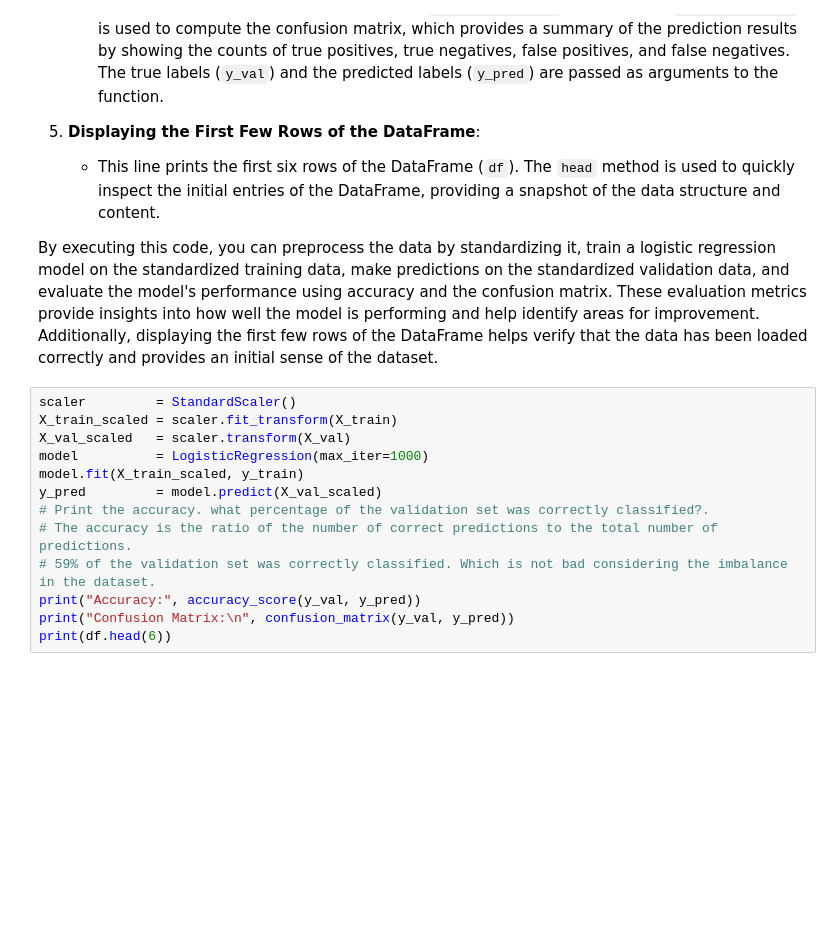
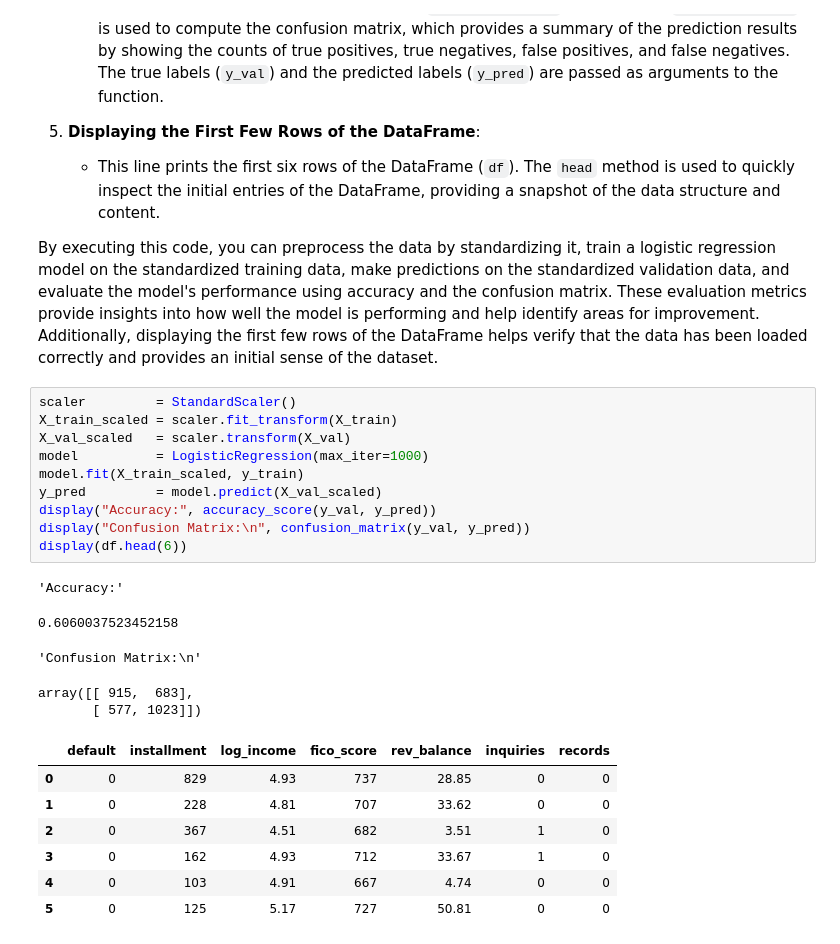
Before and after one commit to joseeneas/Portfolio, a Jupyter notebook: Portfolio-Assignment-7-1.ipynb, the cells around one changed output. Drawn from its saved outputs; the diff is of its cells as text; blank space fills up the shorter version.

```diff
--- a/Portfolio-Assignment-7-1.ipynb
+++ b/Portfolio-Assignment-7-1.ipynb
@@ -262,13 +383,23 @@ By executing this code, you can preprocess the data by standardizing it, train a
 # %%
 scaler         = StandardScaler()
 X_train_scaled = scaler.fit_transform(X_train)
 X_val_scaled   = scaler.transform(X_val)
 model          = LogisticRegression(max_iter=1000)
 model.fit(X_train_scaled, y_train)
 y_pred         = model.predict(X_val_scaled)
-# Print the accuracy. what percentage of the validation set was correctly classified?.
-# The accuracy is the ratio of the number of correct predictions to the total number of predictions.
-# 59% of the validation set was correctly classified. Which is not bad considering the imbalance in the dataset.
-print("Accuracy:", accuracy_score(y_val, y_pred))
-print("Confusion Matrix:\n", confusion_matrix(y_val, y_pred))
-print(df.head(6))
+display("Accuracy:", accuracy_score(y_val, y_pred))
+display("Confusion Matrix:\n", confusion_matrix(y_val, y_pred))
+display(df.head(6))
+# %% [output]
+'Accuracy:'
+0.6060037523452158
+'Confusion Matrix:\n'
+array([[ 915,  683],
+       [ 577, 1023]])
+|  | default | installment | log_income | fico_score | rev_balance | inquiries | records |
+| 0 | 0 | 829 | 4.93 | 737 | 28.85 | 0 | 0 |
+| 1 | 0 | 228 | 4.81 | 707 | 33.62 | 0 | 0 |
+| 2 | 0 | 367 | 4.51 | 682 | 3.51 | 1 | 0 |
+| 3 | 0 | 162 | 4.93 | 712 | 33.67 | 1 | 0 |
+| 4 | 0 | 103 | 4.91 | 667 | 4.74 | 0 | 0 |
+| 5 | 0 | 125 | 5.17 | 727 | 50.81 | 0 | 0 |
```
Also changed, not shown: parts of 12 cells of this notebook, 5 other files.
